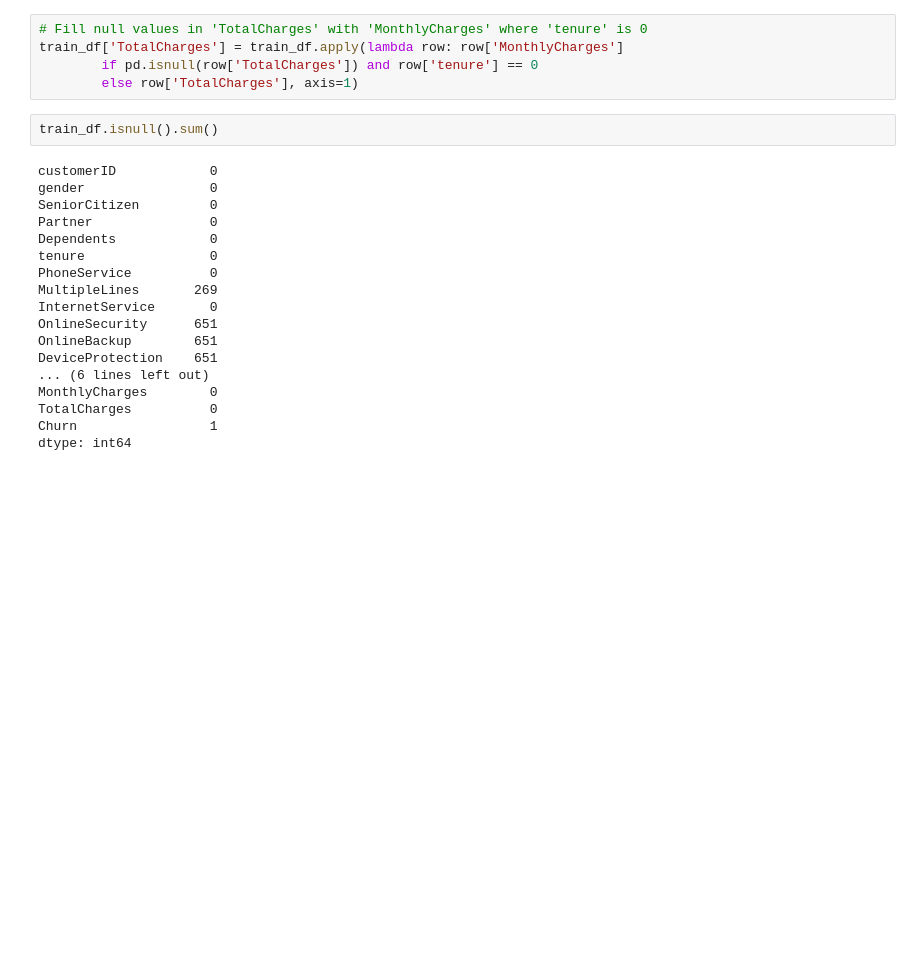
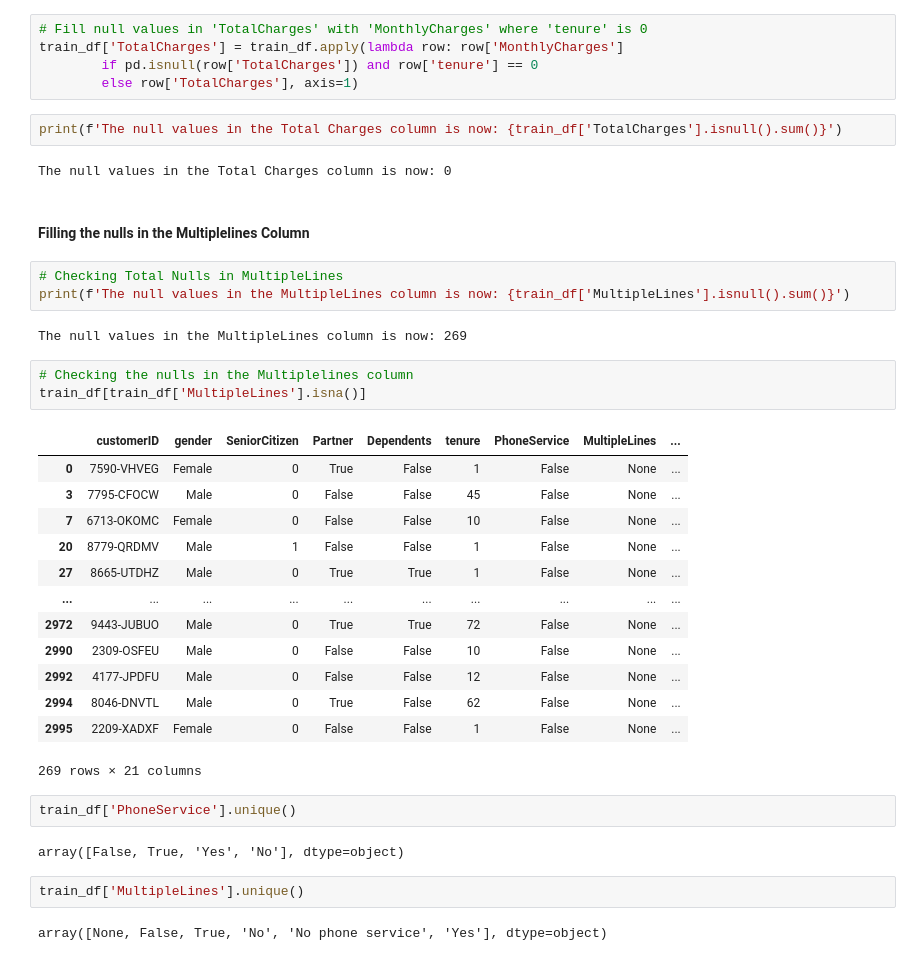
Before and after one commit to wamathaiwandeto/Customer-Churn-Prediction, a Jupyter notebook: churn.ipynb, the cells around one changed output. Cells and saved outputs as stored; diff of their text form; blank space fills up the shorter version.

```diff
--- a/churn.ipynb
+++ b/churn.ipynb
@@ -225,23 +225,39 @@ train_df[train_df['TotalCharges'].isna()]
 train_df['TotalCharges'] = train_df.apply(lambda row: row['MonthlyCharges']
         if pd.isnull(row['TotalCharges']) and row['tenure'] == 0
         else row['TotalCharges'], axis=1)
-# %%
-train_df.isnull().sum()
-# %% [output]
-customerID            0
-gender                0
-SeniorCitizen         0
-Partner               0
-Dependents            0
-tenure                0
-PhoneService          0
-MultipleLines       269
-InternetService       0
-OnlineSecurity      651
-OnlineBackup        651
-DeviceProtection    651
-... (6 lines left out)
-MonthlyCharges        0
-TotalCharges          0
-Churn                 1
-dtype: int64
+# %%
+print(f'The null values in the Total Charges column is now: {train_df['TotalCharges'].isnull().sum()}')
+# %% [output]
+The null values in the Total Charges column is now: 0
+# %% [markdown]
+#### **Filling the nulls in the Multiplelines Column**
+# %%
+# Checking Total Nulls in MultipleLines
+print(f'The null values in the MultipleLines column is now: {train_df['MultipleLines'].isnull().sum()}')
+# %% [output]
+The null values in the MultipleLines column is now: 269
+# %%
+# Checking the nulls in the Multiplelines column
+train_df[train_df['MultipleLines'].isna()]
+# %% [output]
+|  | customerID | gender | SeniorCitizen | Partner | Dependents | tenure | PhoneService | MultipleLines | ... |
+| 0 | 7590-VHVEG | Female | 0 | True | False | 1 | False | None | ... |
+| 3 | 7795-CFOCW | Male | 0 | False | False | 45 | False | None | ... |
+| 7 | 6713-OKOMC | Female | 0 | False | False | 10 | False | None | ... |
+| 20 | 8779-QRDMV | Male | 1 | False | False | 1 | False | None | ... |
+| 27 | 8665-UTDHZ | Male | 0 | True | True | 1 | False | None | ... |
+| ... | ... | ... | ... | ... | ... | ... | ... | ... | ... |
+| 2972 | 9443-JUBUO | Male | 0 | True | True | 72 | False | None | ... |
+| 2990 | 2309-OSFEU | Male | 0 | False | False | 10 | False | None | ... |
+| 2992 | 4177-JPDFU | Male | 0 | False | False | 12 | False | None | ... |
+| 2994 | 8046-DNVTL | Male | 0 | True | False | 62 | False | None | ... |
+| 2995 | 2209-XADXF | Female | 0 | False | False | 1 | False | None | ... |
+269 rows × 21 columns
+# %%
+train_df['PhoneService'].unique()
+# %% [output]
+array([False, True, 'Yes', 'No'], dtype=object)
+# %%
+train_df['MultipleLines'].unique()
+# %% [output]
+array([None, False, True, 'No', 'No phone service', 'Yes'], dtype=object)
```
Also changed, not shown: parts of 1 cell of this notebook.
